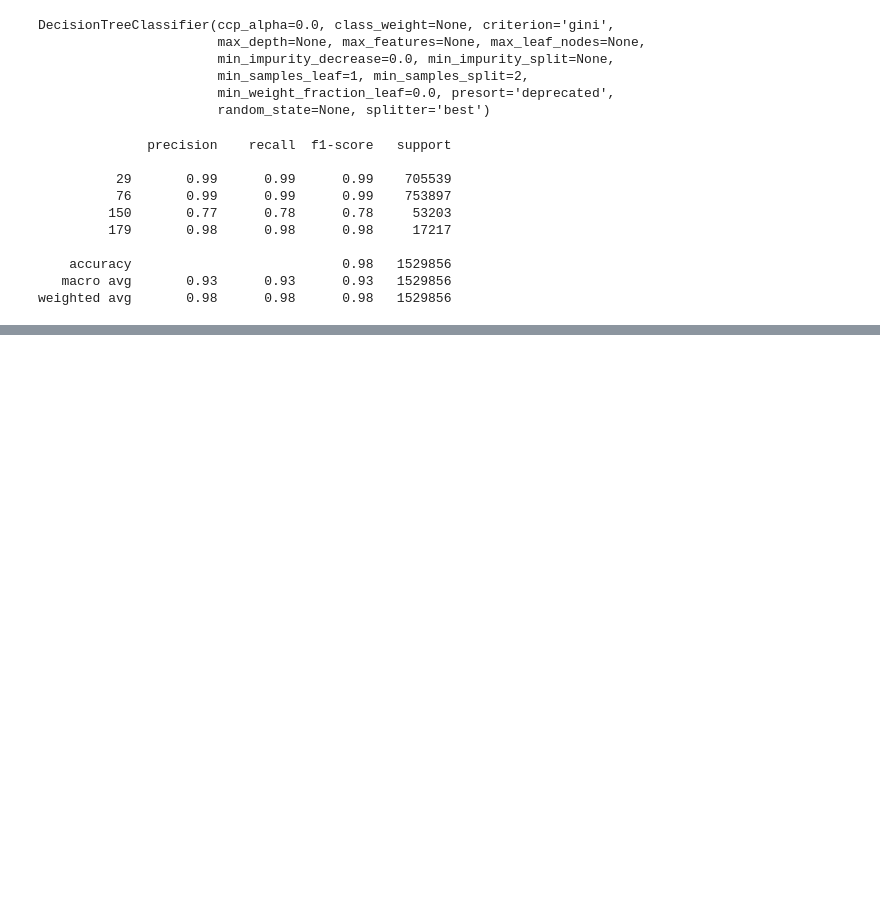
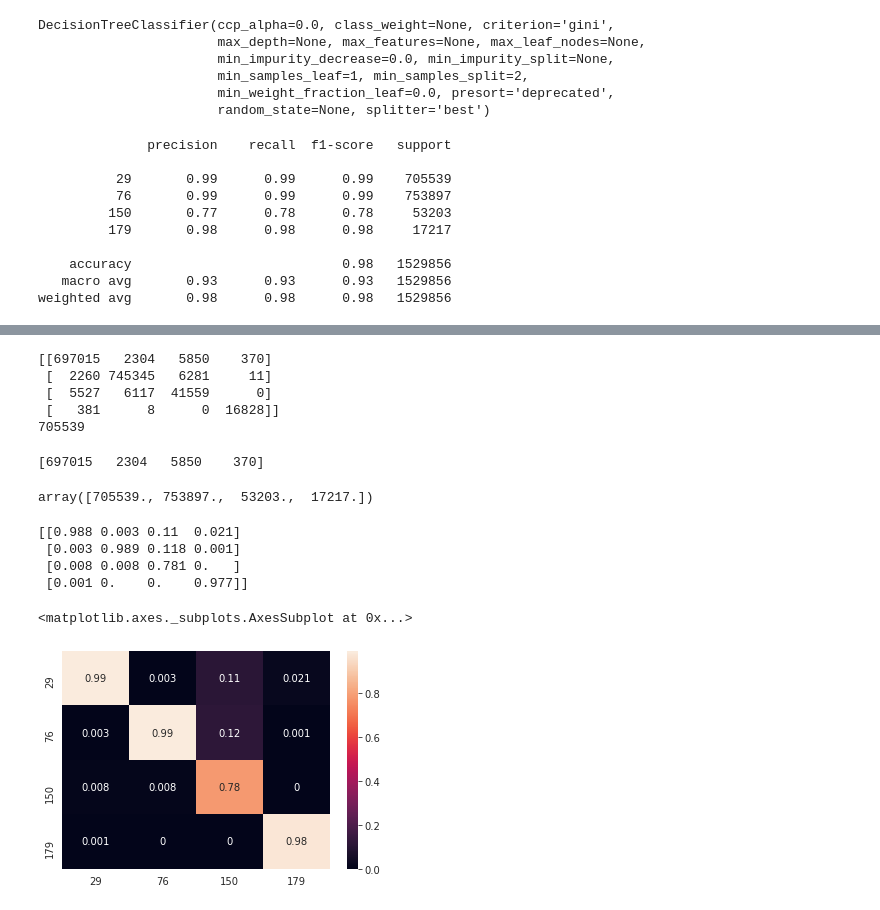
Before and after one commit to utsavdarlami/sandstone_segmentation, a Jupyter notebook: notebooks/02_Model_Training.ipynb, the cells around one changed output, grey strips where cells are left out. Saved outputs shown, nothing was run; the diff lists cells and outputs as text; code cells hidden in the pictures; blank space fills up the shorter version.

```diff
--- a/notebooks/02_Model_Training.ipynb
+++ b/notebooks/02_Model_Training.ipynb
@@ -121,0 +160,36 @@ accuracy_score(y_test, predictions)
+# %%
+cf_matrix = confusion_matrix(y_test, predictions)
+categories = ["29", "76", "150", "179"]
+print(cf_matrix)
+print(cf_matrix[0].sum())
+# %% [output]
+[[697015   2304   5850    370]
+ [  2260 745345   6281     11]
+ [  5527   6117  41559      0]
+ [   381      8      0  16828]]
+705539
+# %%
+print(cf_matrix[0])
+# %% [output]
+[697015   2304   5850    370]
+# %%
+cf_matrix.astype(np.float).sum(axis=1)
+# %% [output]
+array([705539., 753897.,  53203.,  17217.])
+# %%
+n_cf_matrix = cf_matrix / cf_matrix.astype(np.float).sum(axis=1)
+print(np.round(n_cf_matrix, 3))
+# %% [output]
+[[0.988 0.003 0.11  0.021]
+ [0.003 0.989 0.118 0.001]
+ [0.008 0.008 0.781 0.   ]
+ [0.001 0.    0.    0.977]]
+# %%
+import seaborn as sns
+sns.heatmap(np.round(n_cf_matrix, 3),
+            annot=True,
+            xticklabels = categories,
+            yticklabels = categories)
+# %% [output]
+<matplotlib.axes._subplots.AxesSubplot at 0x...>
+[figure, added]
```
Also changed, not shown: parts of 38 cells of this notebook.
